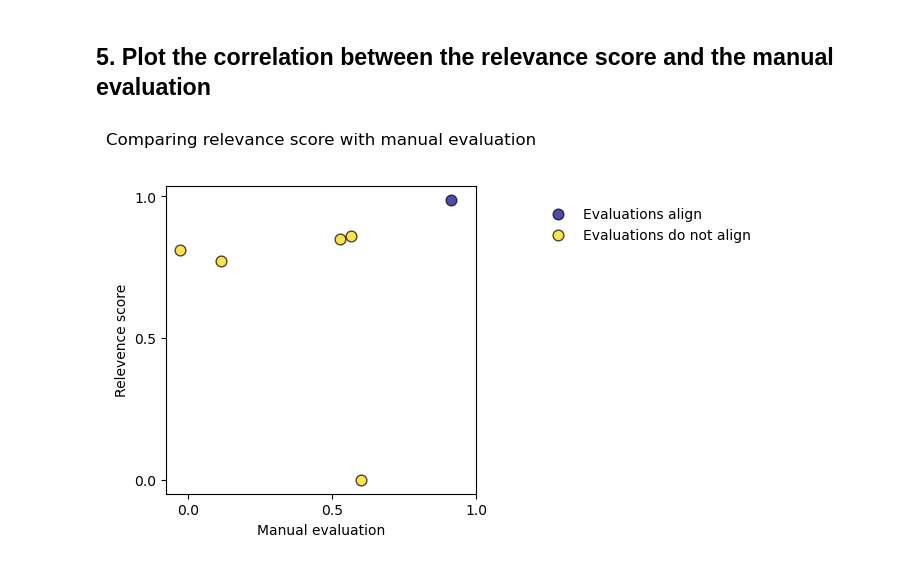
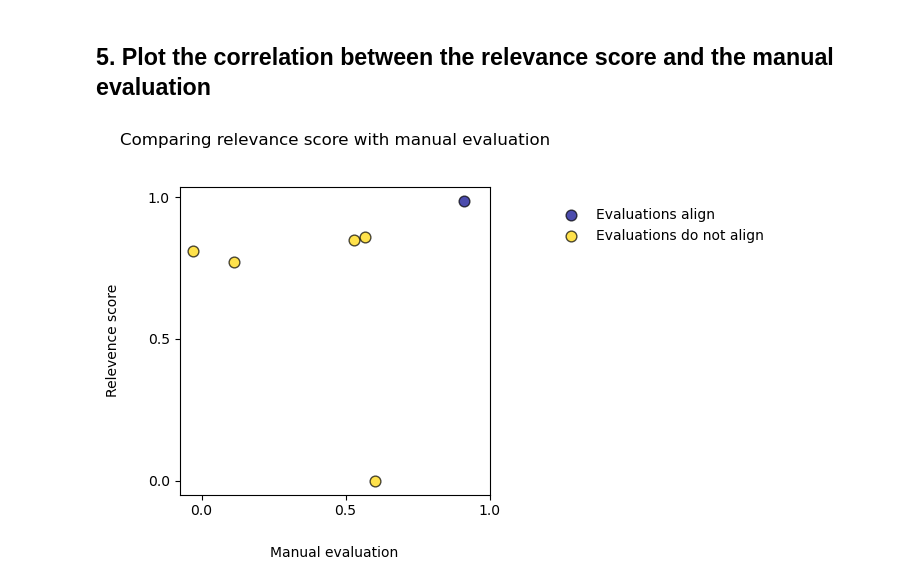
Before and after one commit to spackows/ICAAI-2024_RAG-CD, a Jupyter notebook: notebooks/12_RAGAs-ResponseRelevancy-experiment.ipynb, the cells around one changed output. Cells and saved outputs as stored; diff of their text form; code cells hidden in the pictures.

```diff
--- a/notebooks/12_RAGAs-ResponseRelevancy-experiment.ipynb
+++ b/notebooks/12_RAGAs-ResponseRelevancy-experiment.ipynb
@@ -211,19 +211,19 @@ for index, row in g_qa_df.iterrows():
 # %%
 import matplotlib.pyplot as plt
 
 fig, ax = plt.subplots( figsize=( 4, 4 ) )
 
 plt1 = ax.scatter( blue_x, blue_y, s=60, alpha=0.7, c="darkblue", edgecolors="k")
 plt2 = ax.scatter( gold_x, gold_y, s=60, alpha=0.7, c="gold", edgecolors="k")
 
 plt.xticks( [ 0.0, 0.5, 1.0 ], [ 0.0, 0.5, 1.0 ] )
 plt.yticks( [ 0.0, 0.5, 1.0 ], [ 0.0, 0.5, 1.0 ] )
 
-plt.xlabel("Manual evaluation")
-plt.ylabel("Relevence score")
+plt.xlabel("Manual evaluation", labelpad=20)
+plt.ylabel("Relevence score", labelpad=20)
 
 ax.legend( ( plt1, plt2 ), ( "Evaluations align", "Evaluations do not align" ), loc=( 1.2, 0.8 ), frameon=False )
 ax.set_title( "Comparing relevance score with manual evaluation", pad=30 )
 print( "" )
 # %% [output]
-[figure, old version]
+[figure, new version]
```
